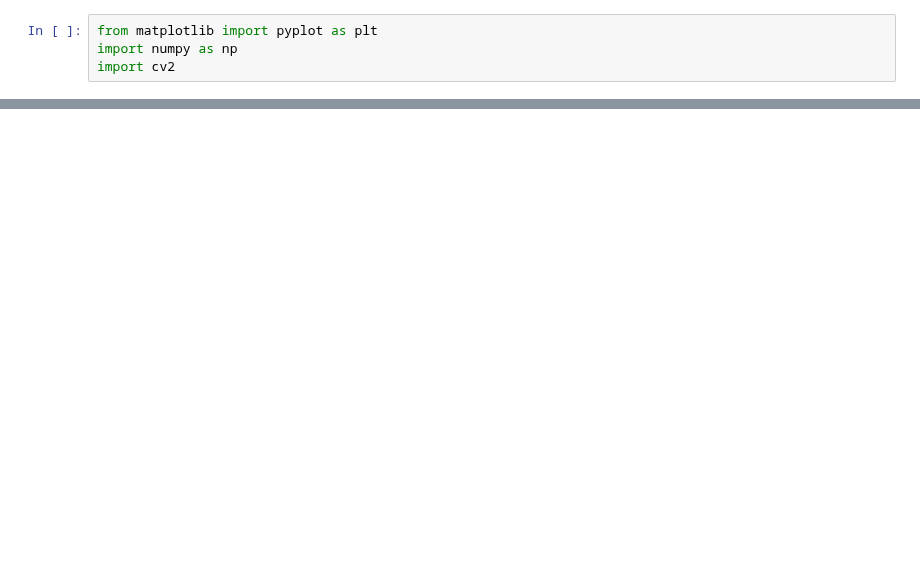
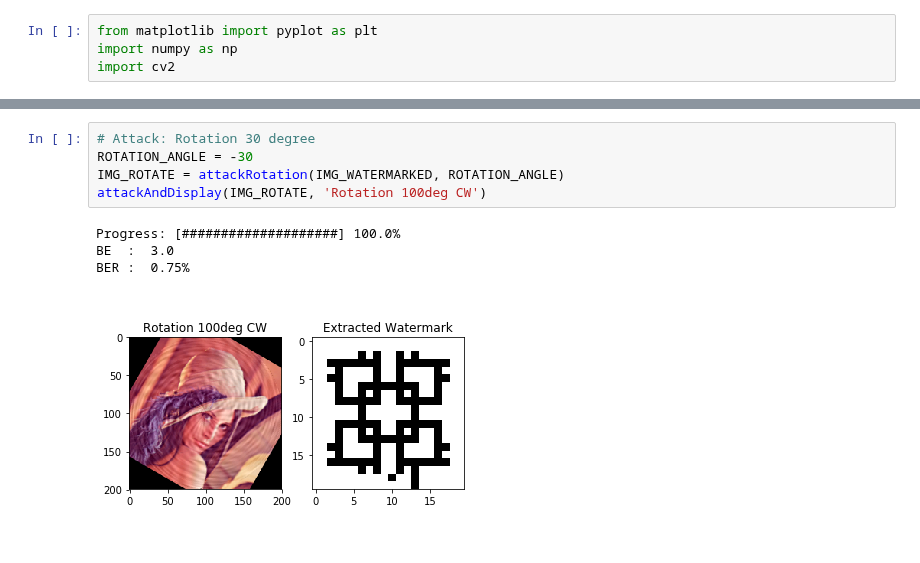
Before and after one commit to hanifanm/jupyter-pht-riw, a Jupyter notebook: PHT_RIW - Attacks.ipynb, the cells around one changed output, grey strips where cells are left out. Cells and saved outputs as stored; diff of their text form; blank space fills up the shorter version.

```diff
--- a/PHT_RIW - Attacks.ipynb
+++ b/PHT_RIW - Attacks.ipynb
@@ -252,0 +99,10 @@ BER :  1.50%
+# %%
+# Attack: Rotation 30 degree
+ROTATION_ANGLE = -30
+IMG_ROTATE = attackRotation(IMG_WATERMARKED, ROTATION_ANGLE)
+attackAndDisplay(IMG_ROTATE, 'Rotation 100deg CW')
+# %% [output]
+Progress: [####################] 100.0%
+BE  :  3.0
+BER :  0.75%
+[figure, added]
```
Also changed, not shown: parts of 25 cells of this notebook, 3 other files.
